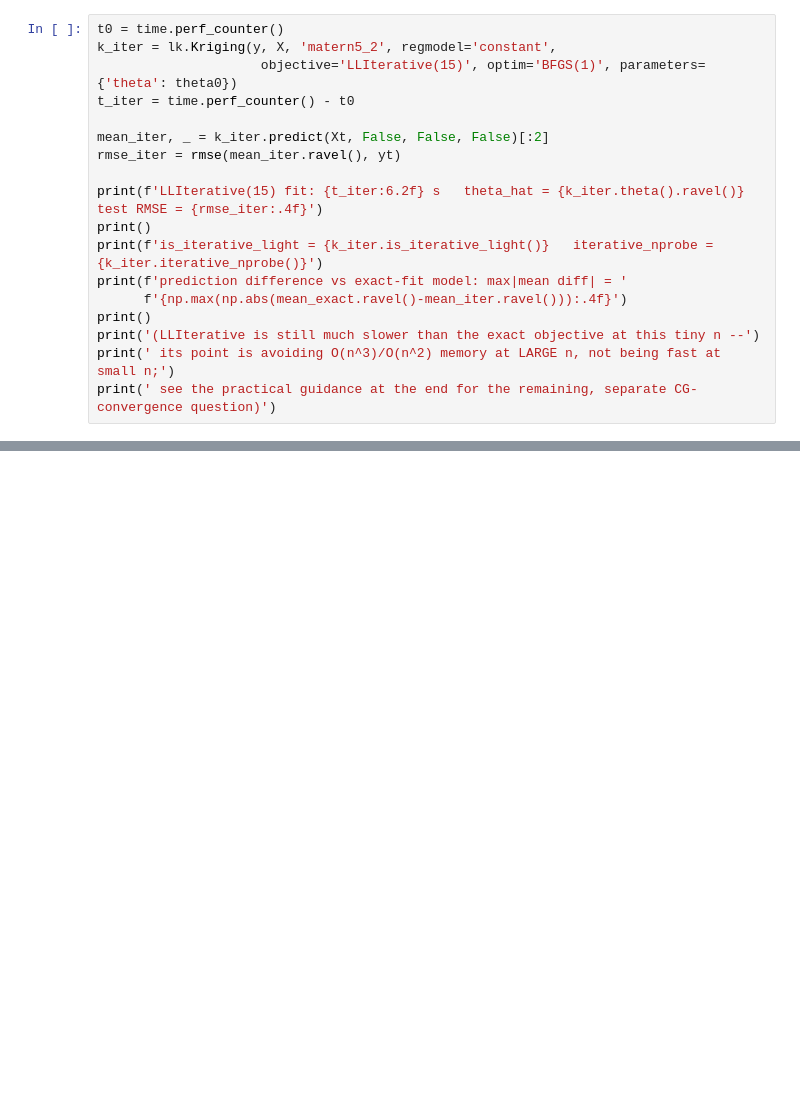
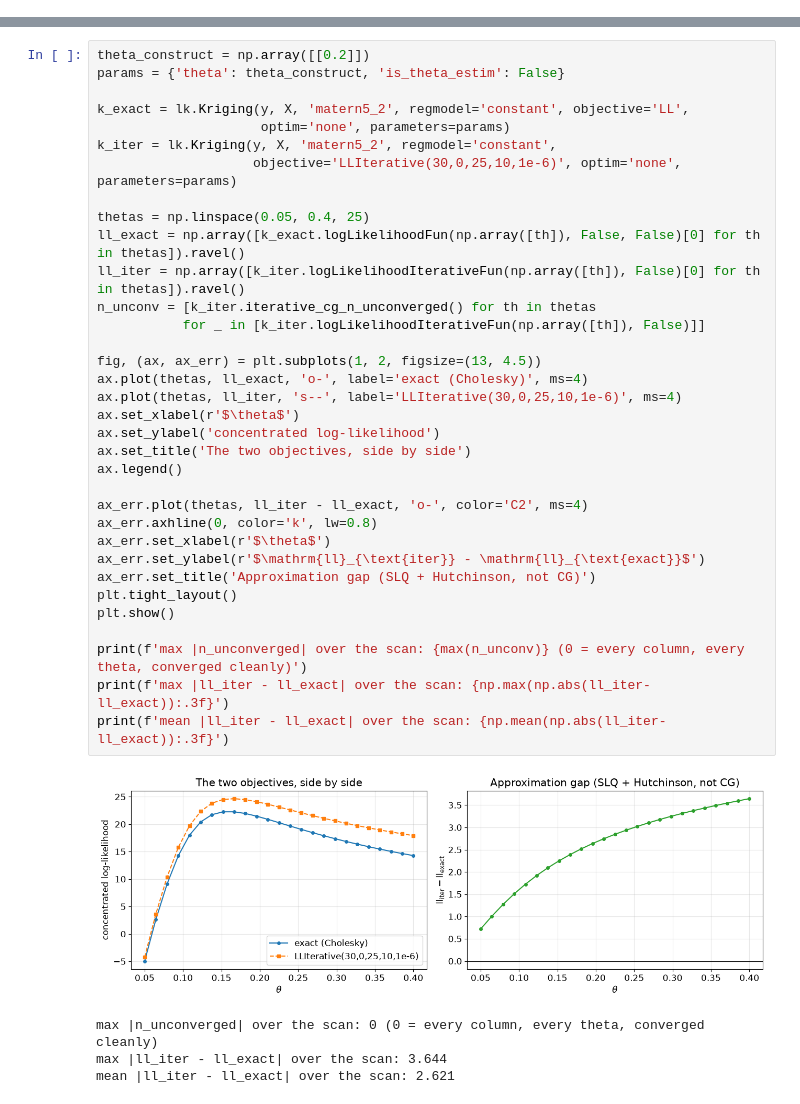
Before and after one commit to libKriging/libKriging, a Jupyter notebook: docs/math/lliterative_vs_cholesky.ipynb, the cells around one changed output, grey strips where cells are left out. Cells and saved outputs as stored; diff of their text form; blank space fills up the shorter version.

```diff
--- a/docs/math/lliterative_vs_cholesky.ipynb
+++ b/docs/math/lliterative_vs_cholesky.ipynb
@@ -148,18 +58,0 @@ exact fit:         0.01 s   theta_hat = [0.08550395 0.31253744]   test RMSE = 0.
-# %%
-t0 = time.perf_counter()
-k_iter = lk.Kriging(y, X, 'matern5_2', regmodel='constant',
-                     objective='LLIterative(15)', optim='BFGS(1)', parameters={'theta': theta0})
-t_iter = time.perf_counter() - t0
-
-mean_iter, _ = k_iter.predict(Xt, False, False, False)[:2]
-rmse_iter = rmse(mean_iter.ravel(), yt)
-
-print(f'LLIterative(15) fit: {t_iter:6.2f} s   theta_hat = {k_iter.theta().ravel()}   test RMSE = {rmse_iter:.4f}')
-print()
-print(f'is_iterative_light = {k_iter.is_iterative_light()}   iterative_nprobe = {k_iter.iterative_nprobe()}')
-print(f'prediction difference vs exact-fit model: max|mean diff| = '
-      f'{np.max(np.abs(mean_exact.ravel()-mean_iter.ravel())):.4f}')
-print()
-print('(LLIterative is still much slower than the exact objective at this tiny n --')
-print(' its point is avoiding O(n^3)/O(n^2) memory at LARGE n, not being fast at small n;')
-print(' see the practical guidance at the end for the remaining, separate CG-convergence question)')
@@ -518,0 +192,39 @@ compares to `LLVecchia`, `LLNystrom`, `NestedKriging` and `subsetOfData`.
+# %%
+theta_construct = np.array([[0.2]])
+params = {'theta': theta_construct, 'is_theta_estim': False}
+
+k_exact = lk.Kriging(y, X, 'matern5_2', regmodel='constant', objective='LL',
+                     optim='none', parameters=params)
+k_iter = lk.Kriging(y, X, 'matern5_2', regmodel='constant',
+                    objective='LLIterative(30,0,25,10,1e-6)', optim='none', parameters=params)
+
+thetas = np.linspace(0.05, 0.4, 25)
+ll_exact = np.array([k_exact.logLikelihoodFun(np.array([th]), False, False)[0] for th in thetas]).ravel()
+ll_iter = np.array([k_iter.logLikelihoodIterativeFun(np.array([th]), False)[0] for th in thetas]).ravel()
+n_unconv = [k_iter.iterative_cg_n_unconverged() for th in thetas
+           for _ in [k_iter.logLikelihoodIterativeFun(np.array([th]), False)]]
+
+fig, (ax, ax_err) = plt.subplots(1, 2, figsize=(13, 4.5))
+ax.plot(thetas, ll_exact, 'o-', label='exact (Cholesky)', ms=4)
+ax.plot(thetas, ll_iter, 's--', label='LLIterative(30,0,25,10,1e-6)', ms=4)
+ax.set_xlabel(r'$\theta$')
+ax.set_ylabel('concentrated log-likelihood')
+ax.set_title('The two objectives, side by side')
+ax.legend()
+
+ax_err.plot(thetas, ll_iter - ll_exact, 'o-', color='C2', ms=4)
+ax_err.axhline(0, color='k', lw=0.8)
+ax_err.set_xlabel(r'$\theta$')
+ax_err.set_ylabel(r'$\mathrm{ll}_{\text{iter}} - \mathrm{ll}_{\text{exact}}$')
+ax_err.set_title('Approximation gap (SLQ + Hutchinson, not CG)')
+plt.tight_layout()
+plt.show()
+
+print(f'max |n_unconverged| over the scan: {max(n_unconv)} (0 = every column, every theta, converged cleanly)')
+print(f'max |ll_iter - ll_exact| over the scan: {np.max(np.abs(ll_iter-ll_exact)):.3f}')
+print(f'mean |ll_iter - ll_exact| over the scan: {np.mean(np.abs(ll_iter-ll_exact)):.3f}')
+# %% [output]
+[figure, added]
+max |n_unconverged| over the scan: 0 (0 = every column, every theta, converged cleanly)
+max |ll_iter - ll_exact| over the scan: 3.644
+mean |ll_iter - ll_exact| over the scan: 2.621
```
Also changed, not shown: parts of 27 cells of this notebook, 1 other file.
